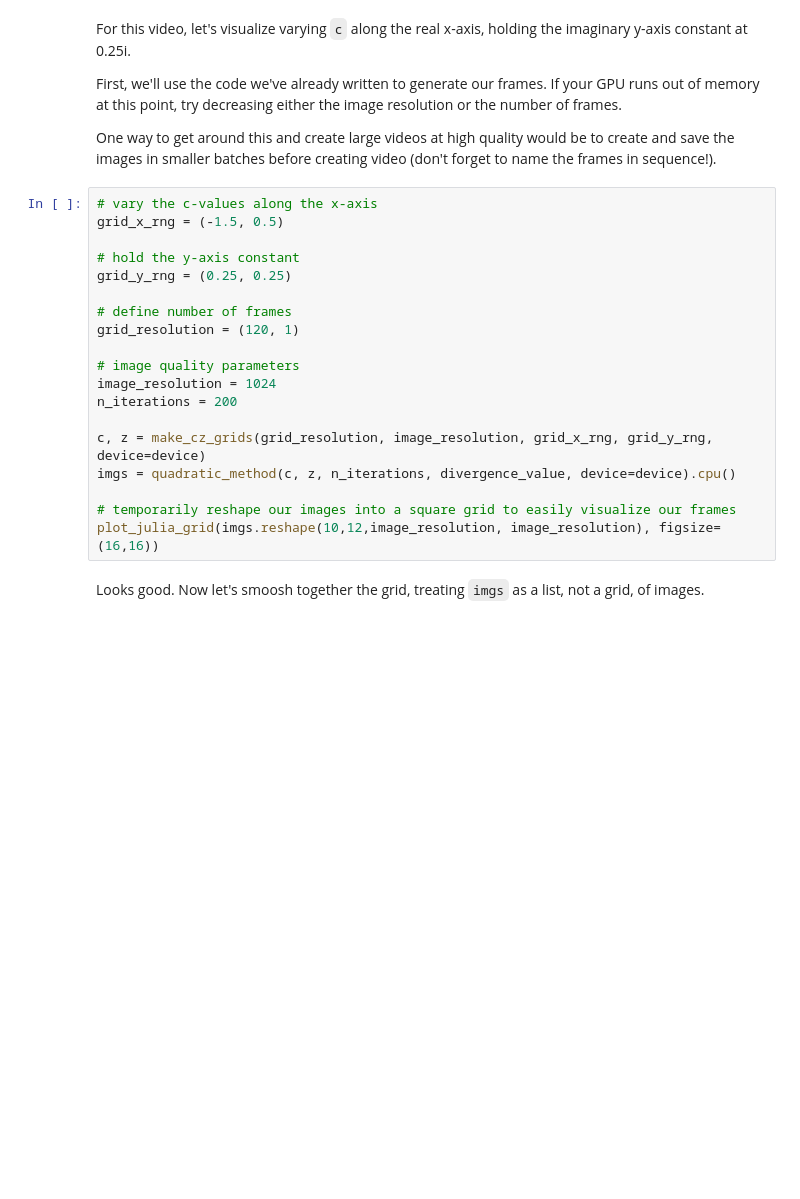
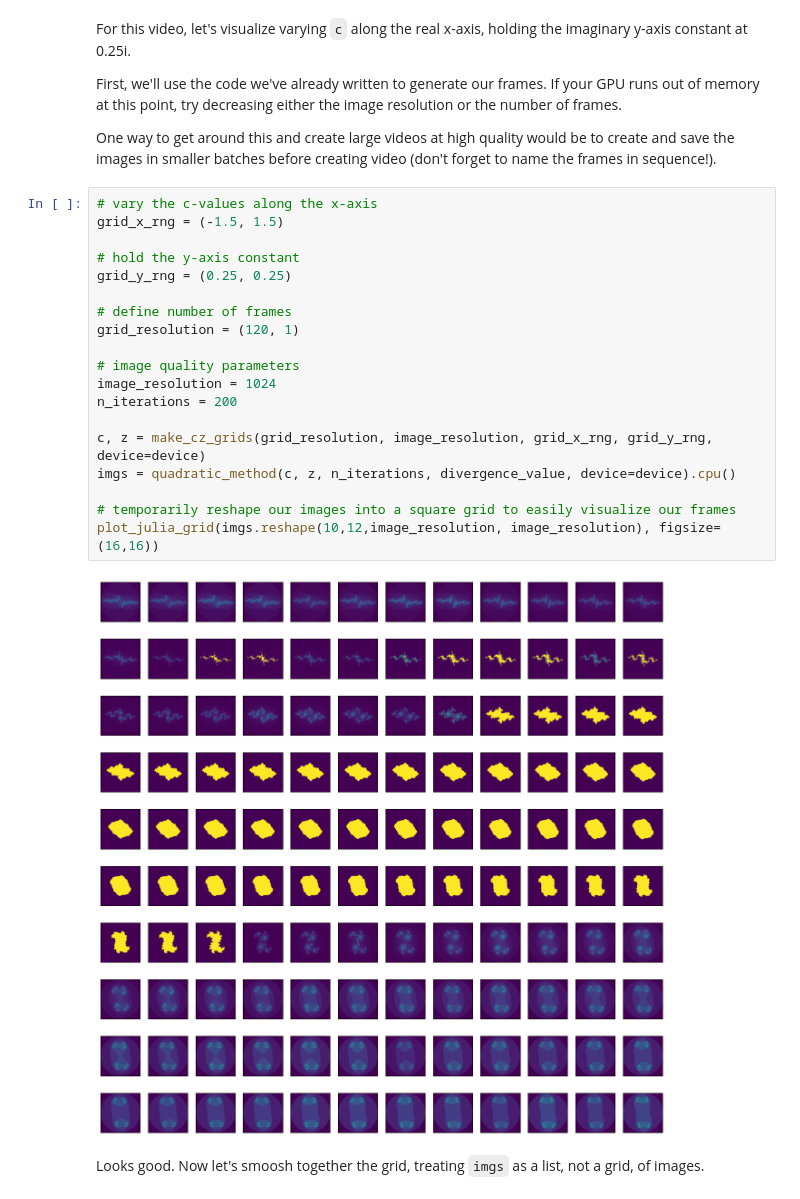
Before and after one commit to wall-e785/Week2-Randomness-and-Chaos, a Jupyter notebook: julia_fractals.ipynb, the cells around one changed output. Cells and saved outputs as stored; diff of their text form; blank space fills up the shorter version.

```diff
--- a/julia_fractals.ipynb
+++ b/julia_fractals.ipynb
@@ -344,23 +390,25 @@ First, we'll use the code we've already written to generate our frames. If your
 One way to get around this and create large videos at high quality would be to create and save the images in smaller batches before creating video (don't forget to name the frames in sequence!).
 # %%
 # vary the c-values along the x-axis
-grid_x_rng = (-1.5, 0.5)
+grid_x_rng = (-1.5, 1.5)
 
 # hold the y-axis constant
 grid_y_rng = (0.25, 0.25)
 
 # define number of frames
 grid_resolution = (120, 1)
 
 # image quality parameters
 image_resolution = 1024
 n_iterations = 200
 
 c, z = make_cz_grids(grid_resolution, image_resolution, grid_x_rng, grid_y_rng, device=device)
 imgs = quadratic_method(c, z, n_iterations, divergence_value, device=device).cpu()
 
 # temporarily reshape our images into a square grid to easily visualize our frames
 plot_julia_grid(imgs.reshape(10,12,image_resolution, image_resolution), figsize=(16,16))
+# %% [output]
+[figure, added]
 # %% [markdown]
 Looks good. Now let's smoosh together the grid, treating `imgs` as a list, not a grid, of images.
 # %%
```
Also changed, not shown: parts of 21 cells of this notebook.
